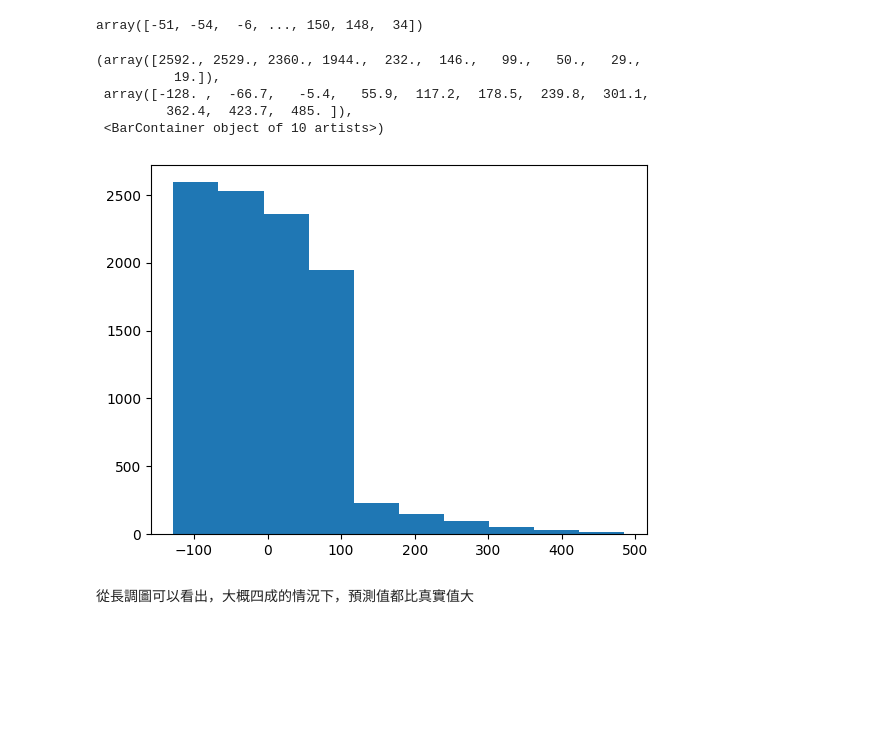
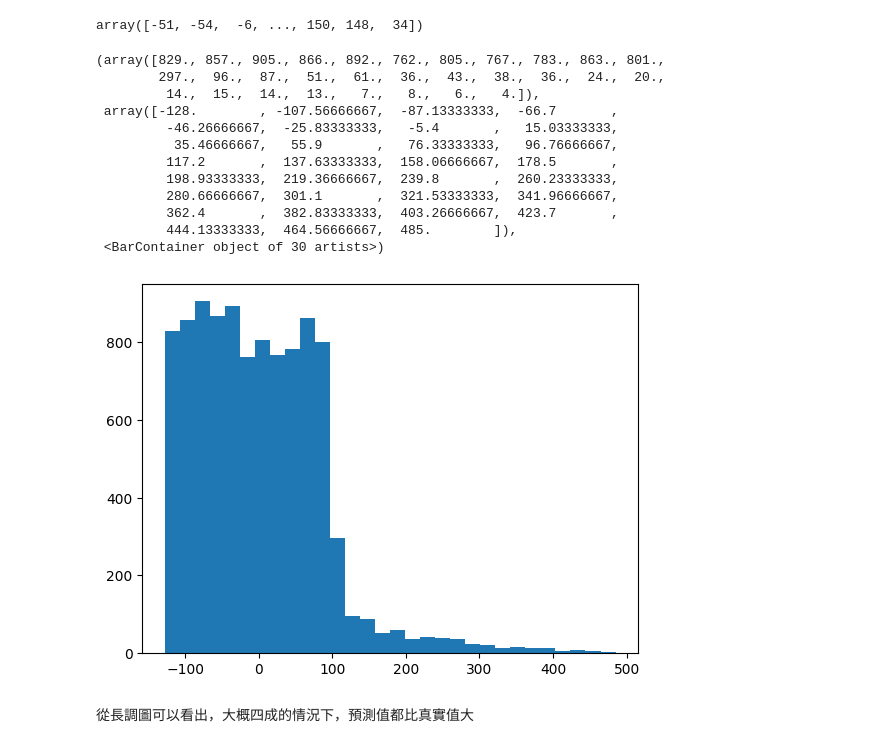
Before and after one commit to SinSuan/data_science, a Jupyter notebook: part2_draw.ipynb, the cells around one changed output. Cells and saved outputs as stored; diff of their text form; code cells hidden in the pictures; blank space fills up the shorter version.

```diff
--- a/part2_draw.ipynb
+++ b/part2_draw.ipynb
@@ -33,8 +33,8 @@ from module.for_dataset.normalization import normalization
 # %% [markdown]
 ### 調出 best model 的 best checkpoint 的參數
 # %%
-name_experiment = "2024_0608_1257"
-n = 1
+name_experiment = "2024_0608_1257_part2"
+n = 18
 nn_best, _ = get_best_model(name_experiment, n)
 # %% [markdown]
 ### 建立其他沒看過的資料
@@ -43,7 +43,7 @@ nn_best, _ = get_best_model(name_experiment, n)
 # (之前 random seed 設 0，這次要設不一樣)
 
 random_seed = 1
-num_analysis = 5
+num_analysis = 20
 num_data = int(num_analysis/0.8)
 
 X, Y, _, _ = create_dataset(random_seed, num_data, "sum")
@@ -183,7 +177,7 @@ import matplotlib.pyplot as plt
 # %% [markdown]
 ### 調出 best model 的 best checkpoint 的參數
 # %%
-name_experiment = "2024_0608_1257"
+name_experiment = "2024_0608_1257_part2"
 n = 16
 nn_best, _ = get_best_model(name_experiment, n)
 # %% [markdown]
@@ -230,13 +224,20 @@ ttl_error
 array([-51, -54,  -6, ..., 150, 148,  34])
 # %%
 # 畫圖
-plt.hist(ttl_error)
+plt.hist(ttl_error, bins=30)
 # %% [output]
-(array([2592., 2529., 2360., 1944.,  232.,  146.,   99.,   50.,   29.,
-          19.]),
- array([-128. ,  -66.7,   -5.4,   55.9,  117.2,  178.5,  239.8,  301.1,
-         362.4,  423.7,  485. ]),
- <BarContainer object of 10 artists>)
+(array([829., 857., 905., 866., 892., 762., 805., 767., 783., 863., 801.,
+        297.,  96.,  87.,  51.,  61.,  36.,  43.,  38.,  36.,  24.,  20.,
+         14.,  15.,  14.,  13.,   7.,   8.,   6.,   4.]),
+ array([-128.        , -107.56666667,  -87.13333333,  -66.7       ,
+         -46.26666667,  -25.83333333,   -5.4       ,   15.03333333,
+          35.46666667,   55.9       ,   76.33333333,   96.76666667,
+         117.2       ,  137.63333333,  158.06666667,  178.5       ,
+         198.93333333,  219.36666667,  239.8       ,  260.23333333,
+         280.66666667,  301.1       ,  321.53333333,  341.96666667,
+         362.4       ,  382.83333333,  403.26666667,  423.7       ,
+         444.13333333,  464.56666667,  485.        ]),
+ <BarContainer object of 30 artists>)
-[figure, old version]
+[figure, new version]
 # %% [markdown]
 從長調圖可以看出，大概四成的情況下，預測值都比真實值大
```
Also changed, not shown: parts of 13 cells of this notebook, 54 other files.
